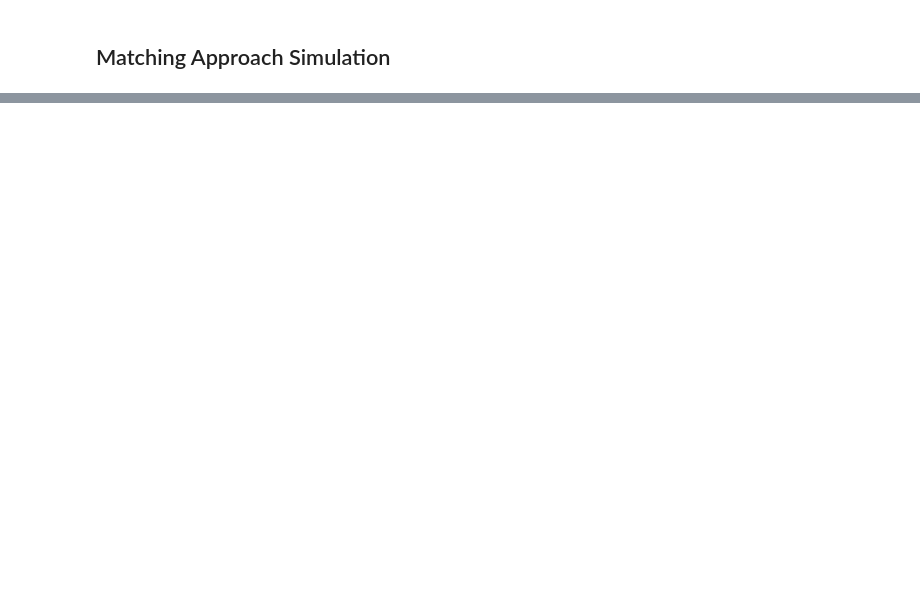
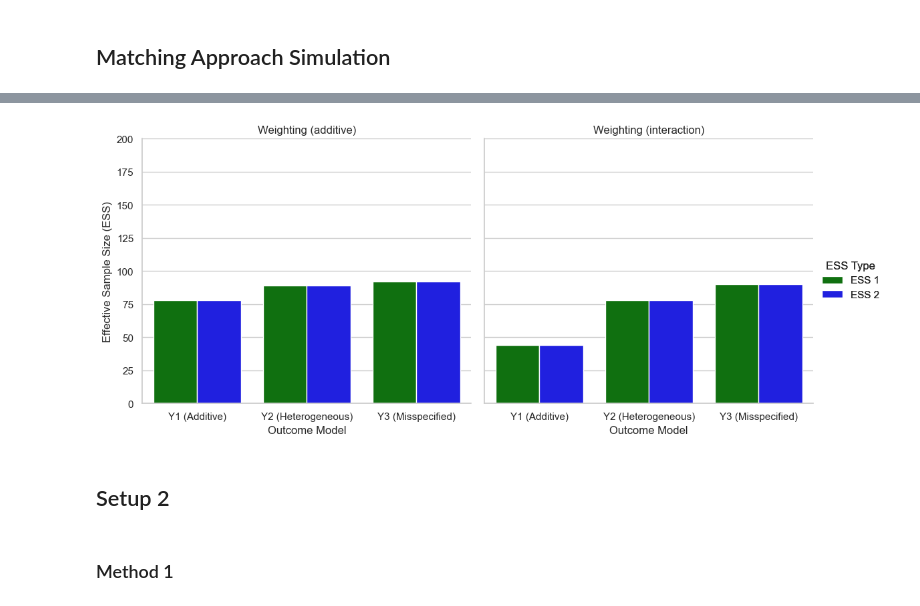
Before and after one commit to jjhuang4/mips-research, a Jupyter notebook: matching_approach.ipynb, the cells around one changed output, grey strips where cells are left out. Saved outputs shown, nothing was run; the diff lists cells and outputs as text; code cells hidden in the pictures; blank space fills up the shorter version.

```diff
--- a/matching_approach.ipynb
+++ b/matching_approach.ipynb
@@ -473,0 +585,66 @@ plot_rmse_comparison_approx(results_dict)
+# %%
+def plot_selected_sample_size(results_dict):
+    methods = ["ess_add", "ess_het"]
+    method_names = ["Weighting (additive)", "Weighting (interaction)"]
+    models = {
+        "additive": "Y1 (Additive)",
+        "heterogeneous": "Y2 (Heterogeneous)",
+        "misspecified": "Y3 (Misspecified)"
+    }
+
+    data = []
+
+    for model_type, results in results_dict.items():
+        for method, method_name in zip(methods, method_names):
+            ess_values = results[method]  # Extract ESS values
+
+            # Ensure ESS values are treated as individual points
+            if isinstance(ess_values, np.ndarray):
+                ess_values = ess_values.flatten()  # Flatten if it's multidimensional
+
+            # Compute the two values of ESS (e.g., first and last, min and max)
+            ess_1 = np.min(ess_values)  # First value (or min)
+            ess_2 = np.max(ess_values)  # Second value (or max)
+
+            #print(f"Effective sample size ({method_name}): {ess_1:.1f}, {ess_2:.1f}")
+
+            # Append two values for each method
+            data.append([models[model_type], ess_1, method_name, "ESS 1"])
+            data.append([models[model_type], ess_2, method_name, "ESS 2"])
+
+    df = pd.DataFrame(data, columns=["Outcome Model", "ESS", "Method", "ESS Type"])
+
+    # Ensure ESS is numeric
+    df["ESS"] = pd.to_numeric(df["ESS"], errors='coerce')
+
+    sns.set(style="whitegrid")
+
+    # Create bar plot with two bars per method
+    g = sns.catplot(
+        data=df,
+        x="Outcome Model",
+        y="ESS",
+        hue="ESS Type",
+        col="Method",
+        kind="bar",
+        palette=['green', 'blue'],
+        height=5,
+        aspect=1
+    )
+
+
+    g.set_axis_labels("Outcome Model", "Effective Sample Size (ESS)")
+    g.set_titles("{col_name}")
+    g.set_xticklabels(rotation=0)
+    g.add_legend(title="ESS Type")
+    g.set(ylim=(0, 200))  # Adjust limits if necessary
+
+    plt.show()
+
+plot_selected_sample_size(simulation_results_dict)
+# %% [output]
+[figure, added]
+# %% [markdown]
+## Setup 2
+# %% [markdown]
+### Method 1
```
Also changed, not shown: parts of 11 cells of this notebook.
